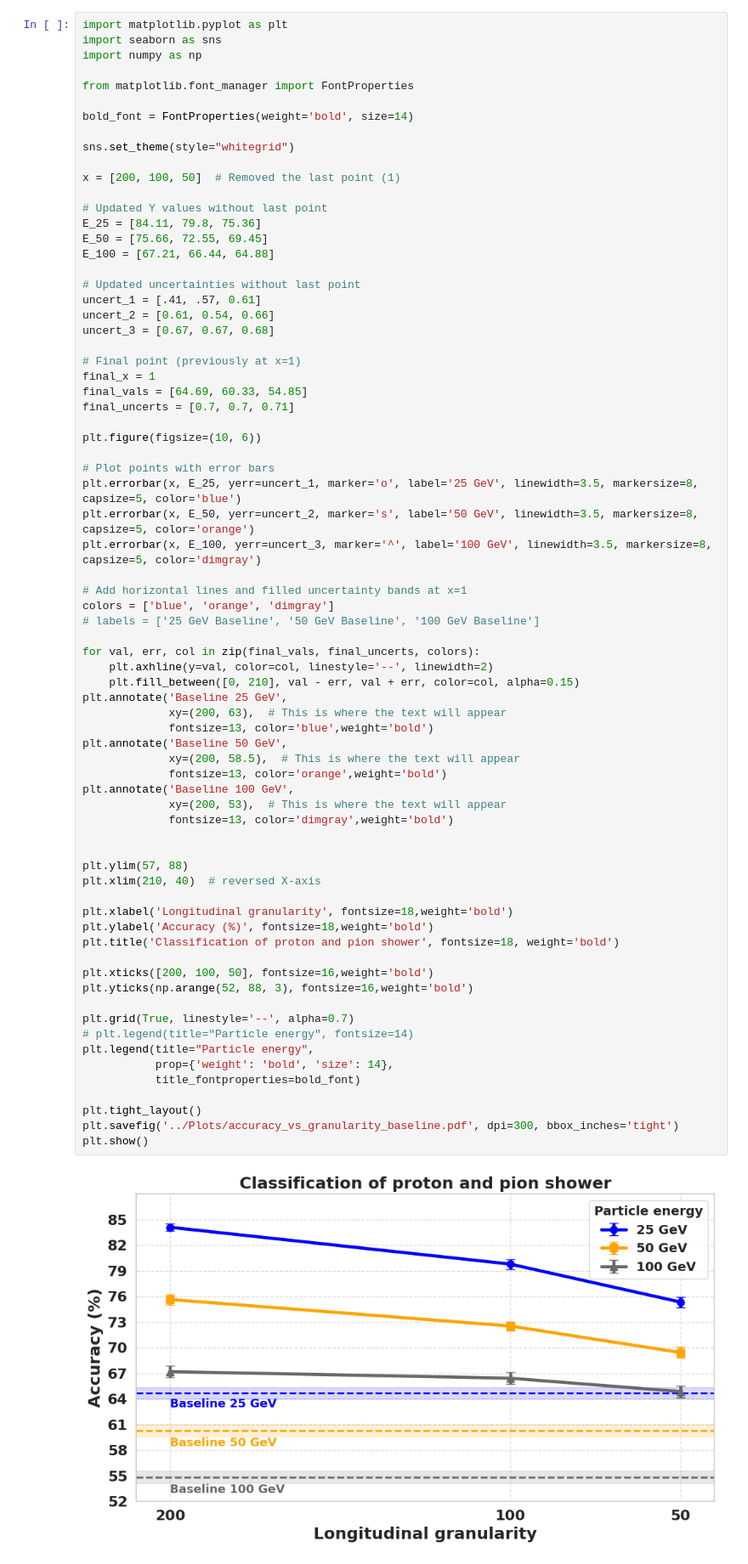
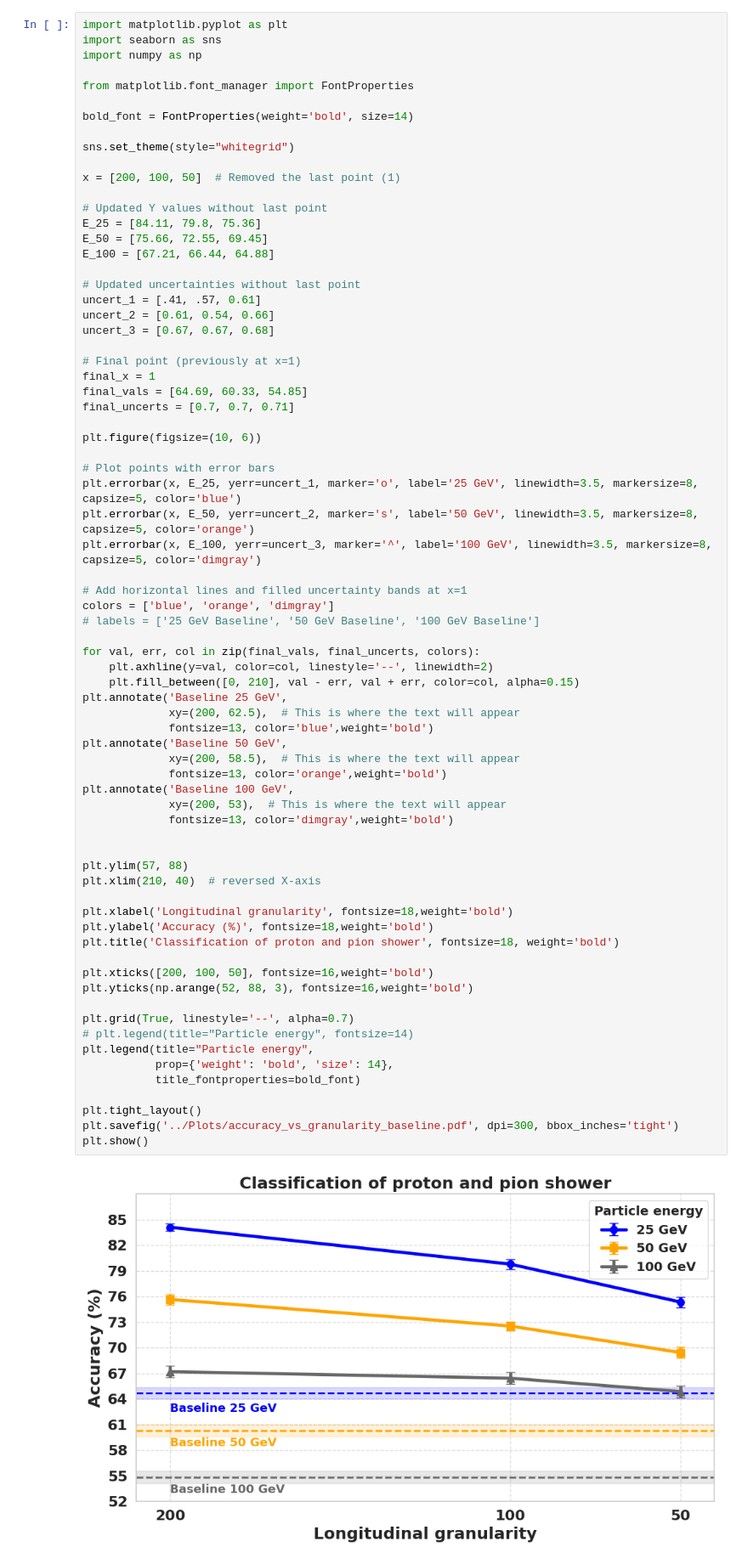
Before and after one commit to abhich2507/ML_PointCloud, a Jupyter notebook: Utils/plot_log.ipynb, the cells around one changed output. Shown: that part at 85% size. Cells and saved outputs as stored; diff of their text form.

Commit message:
modified:   Plots/accuracy_vs_granularity_baseline.pdf 	modified:   Utils/plot_log.ipynb

```diff
--- a/Utils/plot_log.ipynb
+++ b/Utils/plot_log.ipynb
@@ -237,37 +237,37 @@ for val, err, col in zip(final_vals, final_uncerts, colors):
     plt.axhline(y=val, color=col, linestyle='--', linewidth=2)
     plt.fill_between([0, 210], val - err, val + err, color=col, alpha=0.15)
 plt.annotate('Baseline 25 GeV',
-             xy=(200, 63),  # This is where the text will appear
+             xy=(200, 62.5),  # This is where the text will appear
              fontsize=13, color='blue',weight='bold')
 plt.annotate('Baseline 50 GeV',
              xy=(200, 58.5),  # This is where the text will appear
              fontsize=13, color='orange',weight='bold')
 plt.annotate('Baseline 100 GeV',
              xy=(200, 53),  # This is where the text will appear
              fontsize=13, color='dimgray',weight='bold')
 
 
 plt.ylim(57, 88)
 plt.xlim(210, 40)  # reversed X-axis
 
 plt.xlabel('Longitudinal granularity', fontsize=18,weight='bold')
 plt.ylabel('Accuracy (%)', fontsize=18,weight='bold')
 plt.title('Classification of proton and pion shower', fontsize=18, weight='bold')
 
 plt.xticks([200, 100, 50], fontsize=16,weight='bold')
 plt.yticks(np.arange(52, 88, 3), fontsize=16,weight='bold')
 
 plt.grid(True, linestyle='--', alpha=0.7)
 # plt.legend(title="Particle energy", fontsize=14)
 plt.legend(title="Particle energy",
            prop={'weight': 'bold', 'size': 14},
            title_fontproperties=bold_font)
 
 plt.tight_layout()
 plt.savefig('../Plots/accuracy_vs_granularity_baseline.pdf', dpi=300, bbox_inches='tight')
 plt.show()
 # %% [output]
-[figure, old version]
+[figure, new version]
 # %%
 import matplotlib.pyplot as plt
 import numpy as np
```
Also changed, not shown: 1 other file.
